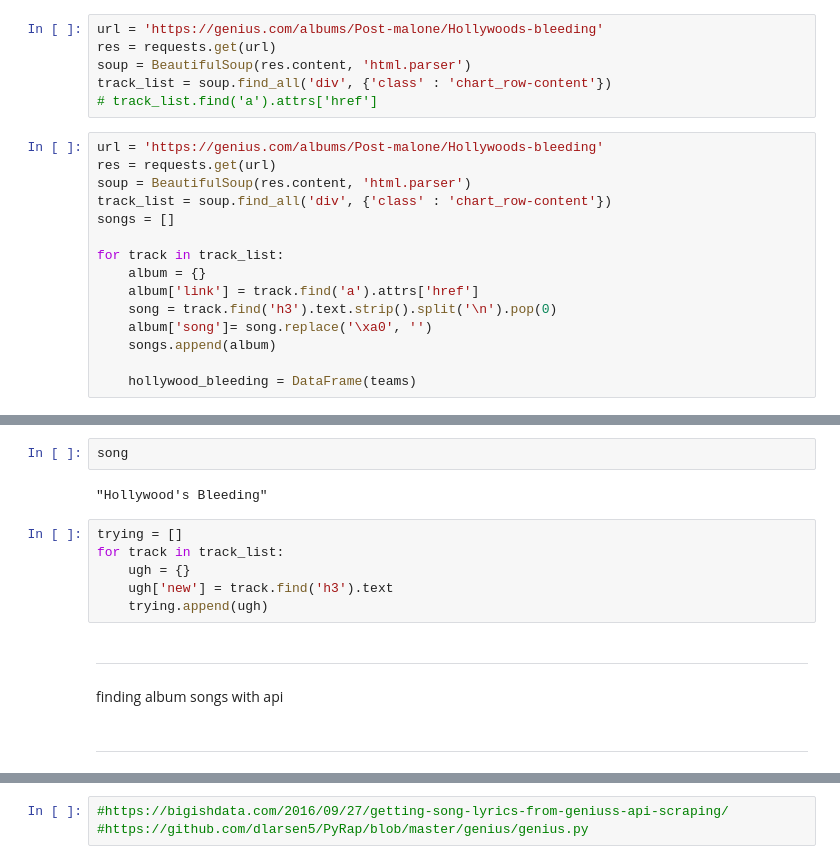
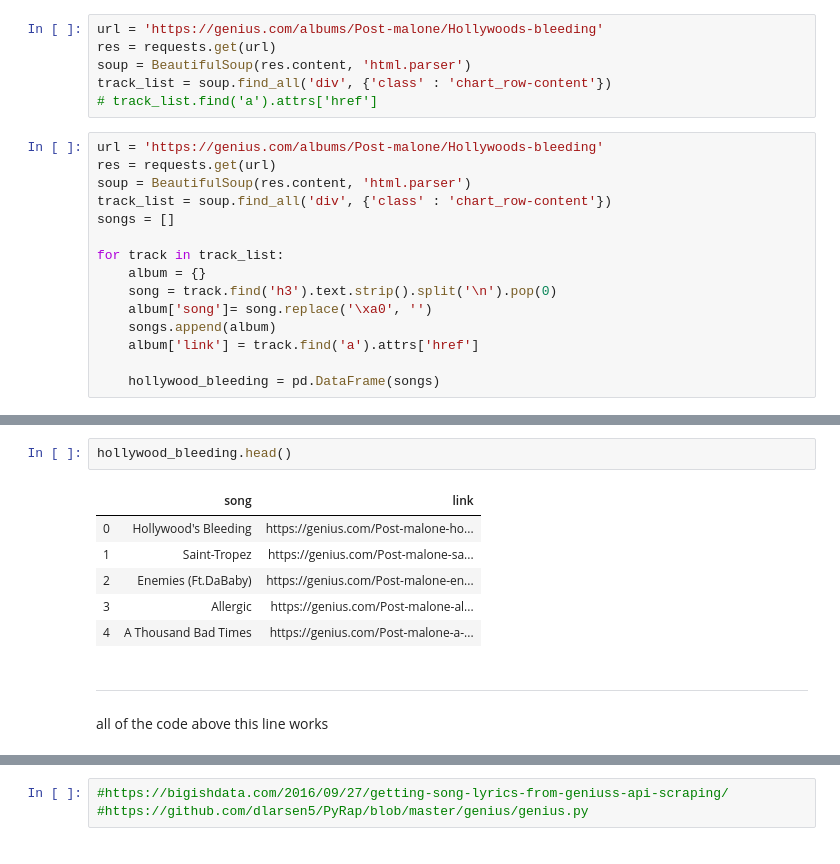
Before and after one commit to briannalytle/spotify2019_lyrics, a Jupyter notebook: genius_api_rough.ipynb, the cells around one changed output, grey strips where cells are left out. Cells and saved outputs as stored; diff of their text form.

Commit message:
link and song scraped

```diff
--- a/genius_api_rough.ipynb
+++ b/genius_api_rough.ipynb
@@ -43,9 +47,9 @@ songs = []
 
 for track in track_list:
     album = {}
-    album['link'] = track.find('a').attrs['href']
     song = track.find('h3').text.strip().split('\n').pop(0)
     album['song']= song.replace('\xa0', '')
     songs.append(album)
+    album['link'] = track.find('a').attrs['href']
 
-    hollywood_bleeding = DataFrame(teams)
+    hollywood_bleeding = pd.DataFrame(songs)
@@ -87,16 +56,13 @@ song[0].replace('\xa0', '')
-# %%
-song
-# %% [output]
-"Hollywood's Bleeding"
-# %%
-trying = []
-for track in track_list:
-    ugh = {}
-    ugh['new'] = track.find('h3').text
-    trying.append(ugh)
-# %% [markdown]
------------------------
-# %% [markdown]
-finding album songs with api
+# %%
+hollywood_bleeding.head()
+# %% [output]
+|  | song | link |
+| 0 | Hollywood's Bleeding | https://genius.com/Post-malone-ho... |
+| 1 | Saint-Tropez | https://genius.com/Post-malone-sa... |
+| 2 | Enemies (Ft.DaBaby) | https://genius.com/Post-malone-en... |
+| 3 | Allergic | https://genius.com/Post-malone-al... |
+| 4 | A Thousand Bad Times | https://genius.com/Post-malone-a-... |
 # %% [markdown]
 ---------------------------
+# %% [markdown]
+all of the code above this line works
```
Also changed, not shown: parts of 8 cells of this notebook.
